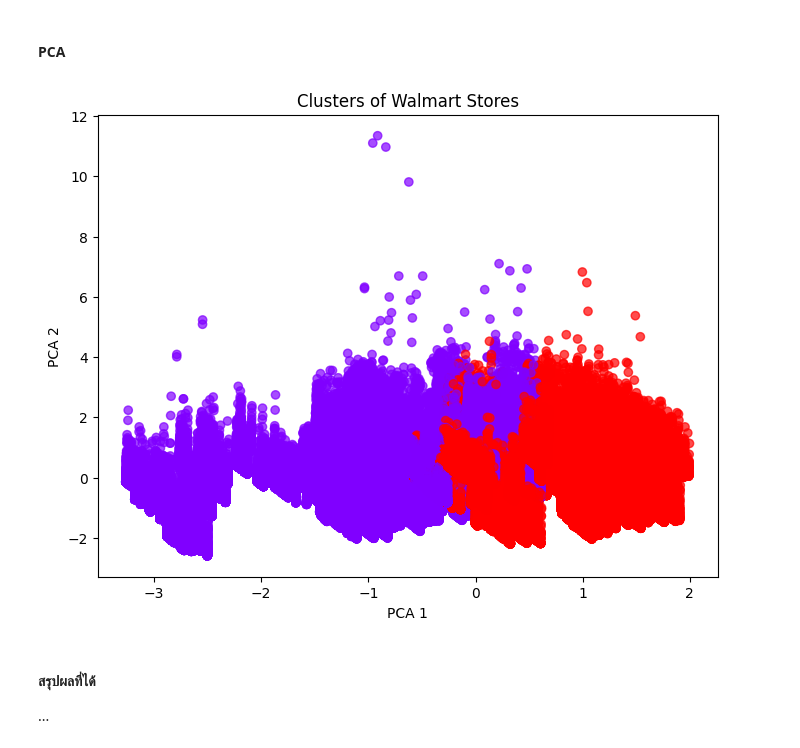
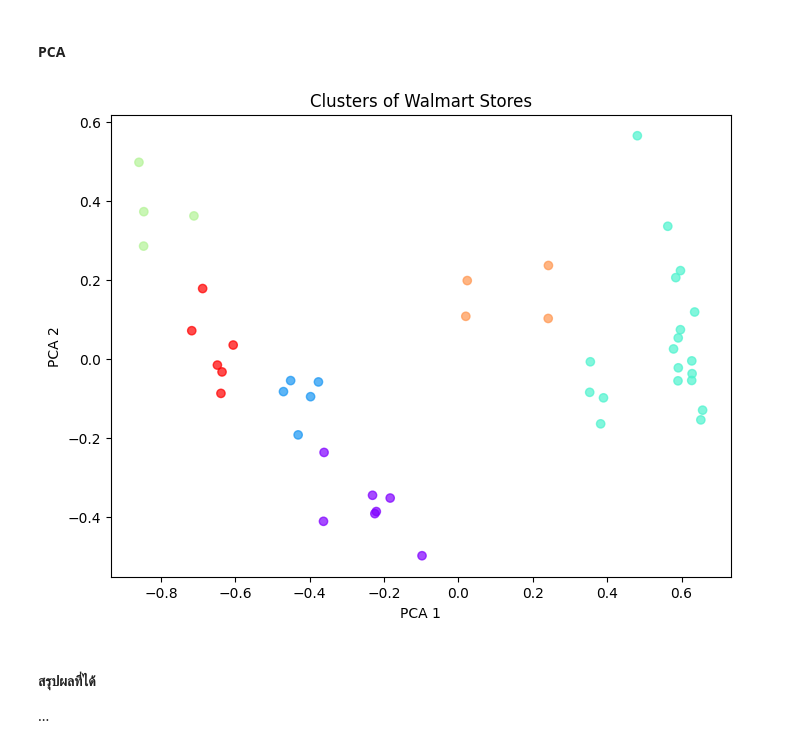
Before and after one commit to jangInw007/A4-Data-Analytics-and-Modeling, a Jupyter notebook: Group_A4_Data_Analytics_and_Modeling.ipynb, the cells around one changed output. Saved outputs shown, nothing was run; the diff lists cells and outputs as text; code cells hidden in the pictures.

Commit message:
clustering ประสิทธิภาพการขายแต่ละ store

```diff
--- a/Group_A4_Data_Analytics_and_Modeling.ipynb
+++ b/Group_A4_Data_Analytics_and_Modeling.ipynb
@@ -381,0 +382,8 @@ df['Sales_per_Area'] = df['Weekly_Sales'] / df['Size']
+# %%
+df1 = df[['Store','Sales_Per_Size','CPI','Unemployment','Fuel_Price']]
+# %%
+# Calculate the mean of all columns in df1, grouped by Store
+df_store_mean = df1.groupby('Store').mean()
+
+# Display the result
+display(df_store_mean)
@@ -383,15 +410,15 @@ df['Sales_per_Area'] = df['Weekly_Sales'] / df['Size']
 # เลือก feature ที่ต้องการนำมาสร้างโมเดล
 features = [
     # 'Size',
-    'Weekly_Sales',
-    # 'Sales_per_Area',
+    # 'Weekly_Sales',
+    'Sales_Per_Size',
     'CPI',
     'Fuel_Price',
     'Unemployment',
     # 'Temperature'
 ]
 
-X = df[features]
+X = df_store_mean[features]
 # %% [markdown]
 #### Normalize
 # %%
@@ -454,9 +481,9 @@ add data
 
 #ใช้ K = 2
 #add cluster in rawdata
-kmeans = KMeans(n_clusters=2, random_state=42)
-df['Cluster_sd'] = kmeans.fit_predict(X_sd)
-df['Cluster_mm'] = kmeans.fit_predict(X_mm)
+kmeans = KMeans(n_clusters=6, random_state=42)
+df_store_mean['Cluster_sd'] = kmeans.fit_predict(X_sd)
+df_store_mean['Cluster_mm'] = kmeans.fit_predict(X_mm)
 # %% [markdown]
 #### Gruop by cluster
 # %% [markdown]
@@ -553,16 +575,16 @@ print(predicted_cluster)
 #### PCA
 # %%
 pca = PCA(n_components=2)
-components = pca.fit_transform(X_scaled)
+components = pca.fit_transform(X_mm)
 
 plt.figure(figsize=(8,6))
-plt.scatter(components[:,0], components[:,1], c=df['Cluster'], cmap='rainbow', alpha=0.7)
+plt.scatter(components[:,0], components[:,1], c=df_store_mean['Cluster_mm'], cmap='rainbow', alpha=0.7)
 plt.xlabel('PCA 1')
 plt.ylabel('PCA 2')
 plt.title('Clusters of Walmart Stores')
 plt.show()
 # %% [output]
-[figure, old version]
+[figure, new version]
 # %% [markdown]
 #### สรุปผลที่ได้
 ...
```
Also changed, not shown: parts of 9 cells of this notebook.
